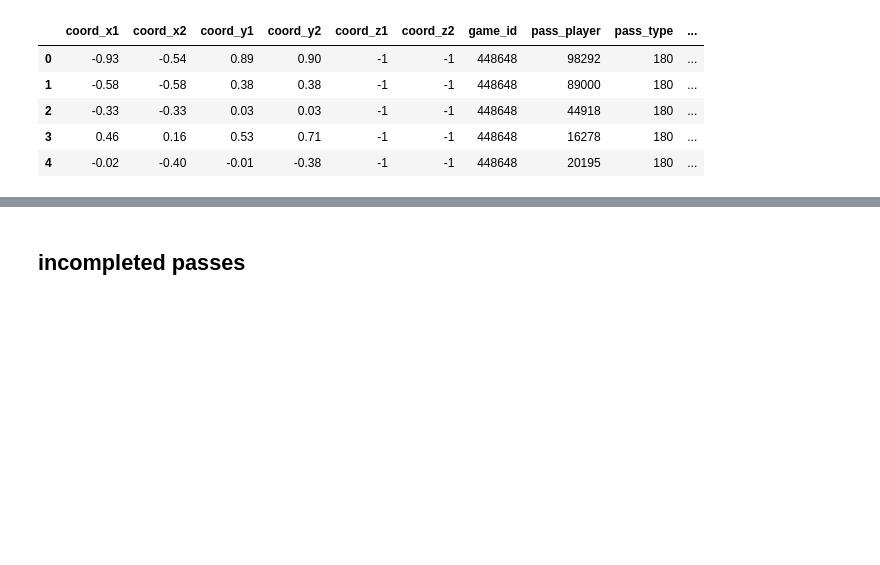
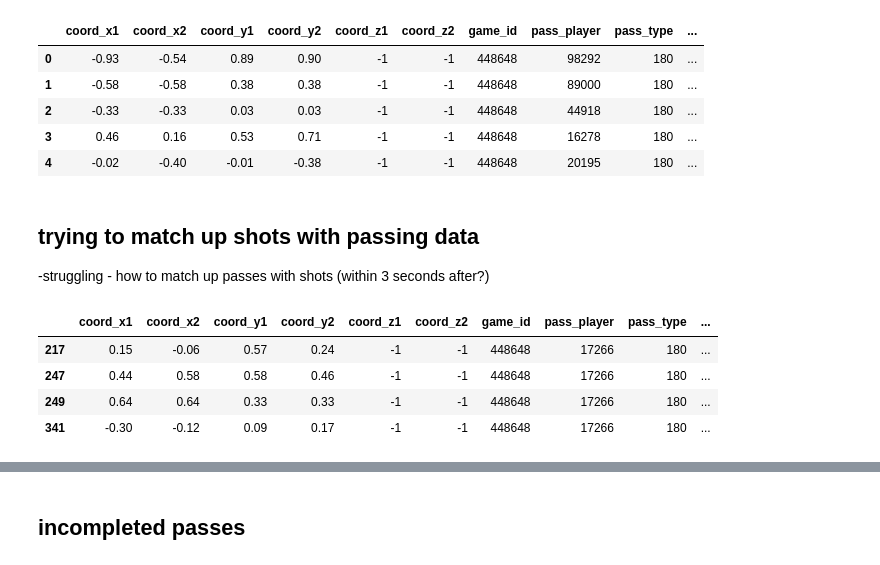
Before and after one commit to d-v-dlee/super_liga_xg, a Jupyter notebook: test_shot_types.ipynb, the cells around one changed output, grey strips where cells are left out. Drawn from its saved outputs; the diff is of its cells as text; code cells hidden in the pictures; blank space fills up the shorter version.

```diff
--- a/test_shot_types.ipynb
+++ b/test_shot_types.ipynb
@@ -349,3 +356,15 @@ completed_passes_df.head()
 | 2 | -0.33 | -0.33 | 0.03 | 0.03 | -1 | -1 | 448648 | 44918 | 180 | ... |
 | 3 | 0.46 | 0.16 | 0.53 | 0.71 | -1 | -1 | 448648 | 16278 | 180 | ... |
 | 4 | -0.02 | -0.40 | -0.01 | -0.38 | -1 | -1 | 448648 | 20195 | 180 | ... |
+# %% [markdown]
+## trying to match up shots with passing data
+
+-struggling - how to match up passes with shots (within 3 seconds after?)
+# %%
+completed_passes_df[completed_passes_df['pass_player'] == 17266]
+# %% [output]
+|  | coord_x1 | coord_x2 | coord_y1 | coord_y2 | coord_z1 | coord_z2 | game_id | pass_player | pass_type | ... |
+| 217 | 0.15 | -0.06 | 0.57 | 0.24 | -1 | -1 | 448648 | 17266 | 180 | ... |
+| 247 | 0.44 | 0.58 | 0.58 | 0.46 | -1 | -1 | 448648 | 17266 | 180 | ... |
+| 249 | 0.64 | 0.64 | 0.33 | 0.33 | -1 | -1 | 448648 | 17266 | 180 | ... |
+| 341 | -0.30 | -0.12 | 0.09 | 0.17 | -1 | -1 | 448648 | 17266 | 180 | ... |
```
Also changed, not shown: parts of 17 cells of this notebook, 4 other files.
